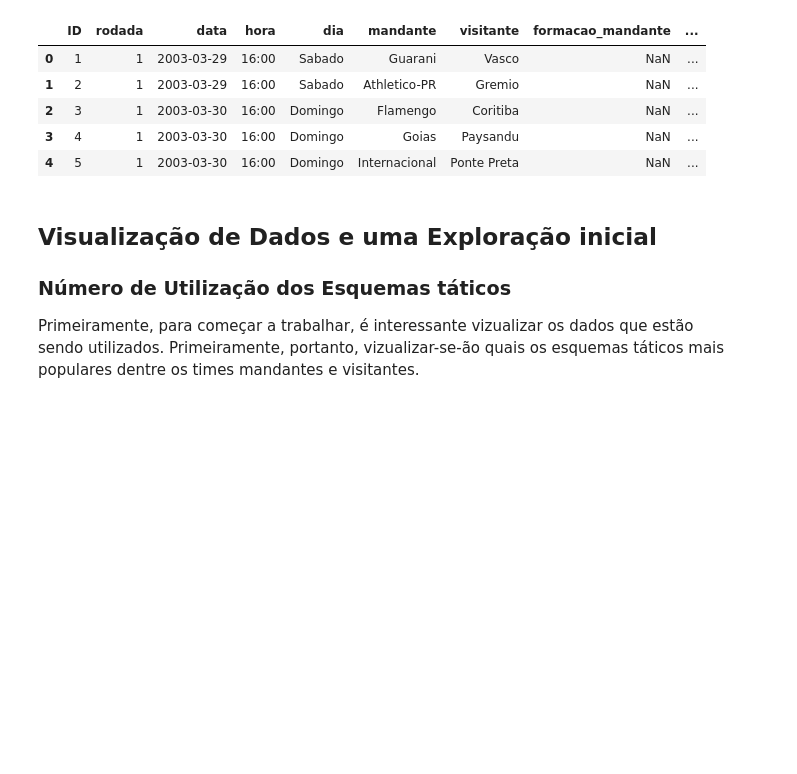
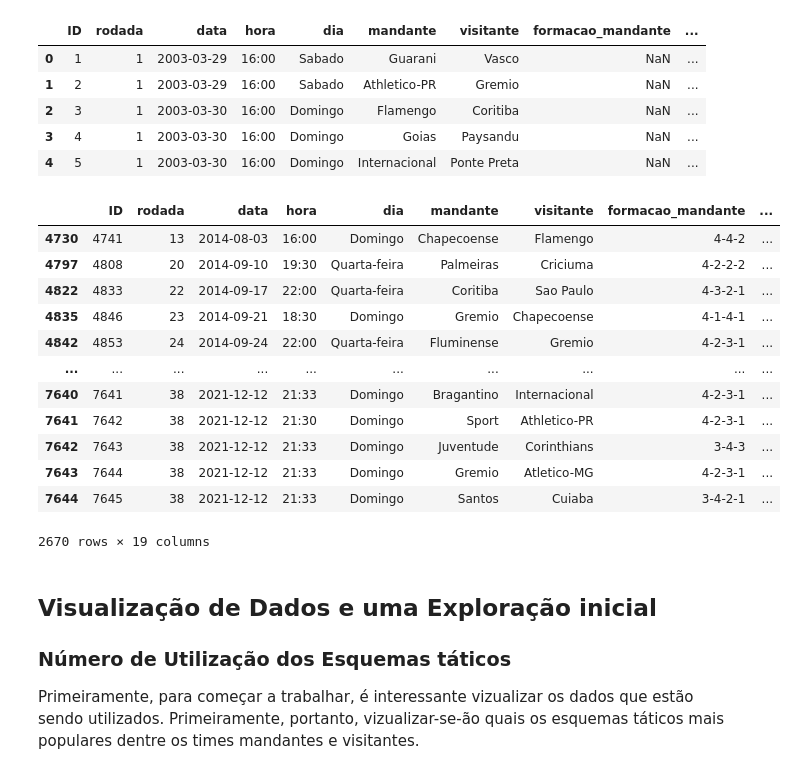
Before and after one commit to Gcastelo01/an-lise-de-forma-es, a Jupyter notebook: Análise.ipynb, the cells around one changed output. Drawn from its saved outputs; the diff is of its cells as text; code cells hidden in the pictures; blank space fills up the shorter version.

```diff
--- a/Análise.ipynb
+++ b/Análise.ipynb
@@ -47,12 +79,28 @@ camp_full.loc[camp_full['visitante_placar'] == camp_full['mandante_placar'], 've
 # %%
 # Criando coluna SG_vencedor
 camp_full.loc[camp_full['vencedor'] == -1, 'sg_vencedor'] = 0
 
 camp_full.loc[camp_full['vencedor'] == 0, 'sg_vencedor'] = camp_full.loc[camp_full['vencedor'] == 0, 'visitante_placar'
                                                                          ] - camp_full.loc[camp_full['vencedor'] == 0, 'mandante_placar']
 
 camp_full.loc[camp_full['vencedor'] == 1, 'sg_vencedor'] = camp_full.loc[camp_full['vencedor'] ==
                                                                          1]['mandante_placar'] - camp_full.loc[camp_full['vencedor'] == 1]['visitante_placar']
+
+camp_full
+# %% [output]
+|  | ID | rodada | data | hora | dia | mandante | visitante | formacao_mandante | ... |
+| 4730 | 4741 | 13 | 2014-08-03 | 16:00 | Domingo | Chapecoense | Flamengo | 4-4-2 | ... |
+| 4797 | 4808 | 20 | 2014-09-10 | 19:30 | Quarta-feira | Palmeiras | Criciuma | 4-2-2-2 | ... |
+| 4822 | 4833 | 22 | 2014-09-17 | 22:00 | Quarta-feira | Coritiba | Sao Paulo | 4-3-2-1 | ... |
+| 4835 | 4846 | 23 | 2014-09-21 | 18:30 | Domingo | Gremio | Chapecoense | 4-1-4-1 | ... |
+| 4842 | 4853 | 24 | 2014-09-24 | 22:00 | Quarta-feira | Fluminense | Gremio | 4-2-3-1 | ... |
+| ... | ... | ... | ... | ... | ... | ... | ... | ... | ... |
+| 7640 | 7641 | 38 | 2021-12-12 | 21:33 | Domingo | Bragantino | Internacional | 4-2-3-1 | ... |
+| 7641 | 7642 | 38 | 2021-12-12 | 21:30 | Domingo | Sport | Athletico-PR | 4-2-3-1 | ... |
+| 7642 | 7643 | 38 | 2021-12-12 | 21:33 | Domingo | Juventude | Corinthians | 3-4-3 | ... |
+| 7643 | 7644 | 38 | 2021-12-12 | 21:33 | Domingo | Gremio | Atletico-MG | 4-2-3-1 | ... |
+| 7644 | 7645 | 38 | 2021-12-12 | 21:33 | Domingo | Santos | Cuiaba | 3-4-2-1 | ... |
+2670 rows × 19 columns
 # %% [markdown]
 ## Visualização de Dados e uma Exploração inicial
 ### Número de Utilização dos Esquemas táticos
```
Also changed, not shown: parts of 11 cells of this notebook, 1 other file.
